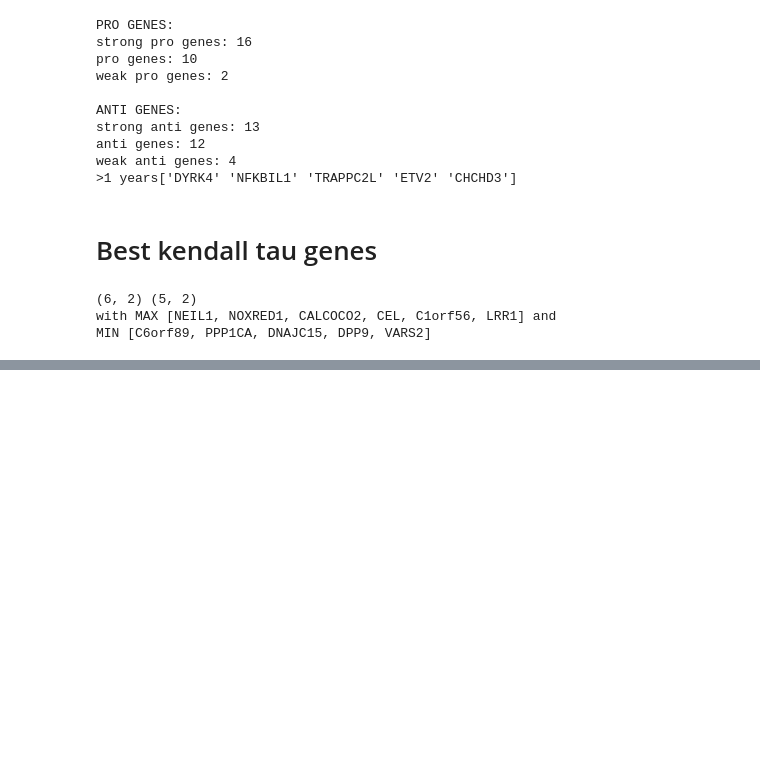
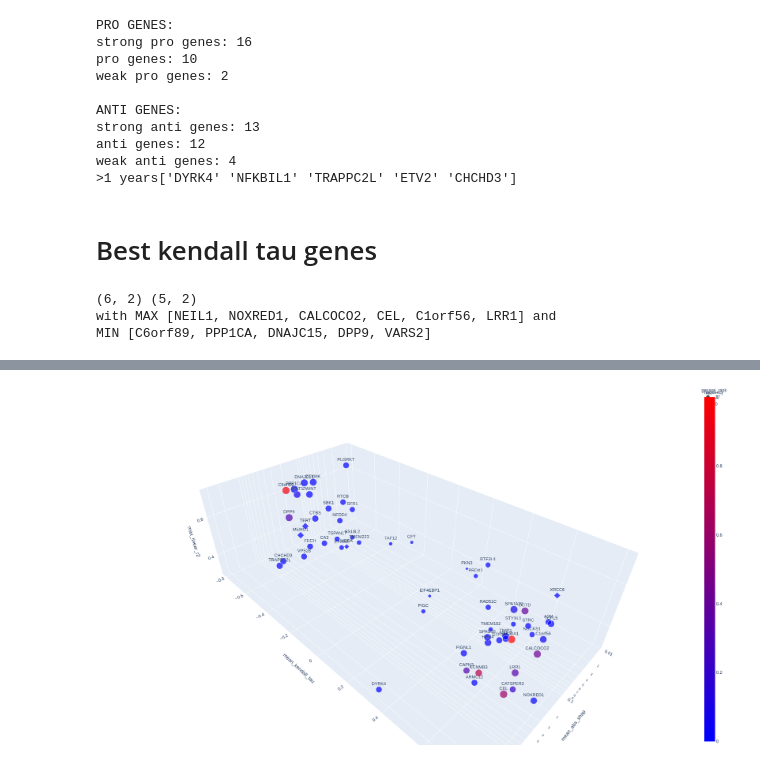
Before and after one commit to antonkulaga/yspecies, a Jupyter notebook: notebooks/results_intersections.ipynb, the cells around one changed output, grey strips where cells are left out. Saved outputs shown, nothing was run; the diff lists cells and outputs as text; code cells hidden in the pictures; blank space fills up the shorter version.

```diff
--- a/notebooks/results_intersections.ipynb
+++ b/notebooks/results_intersections.ipynb
@@ -572,0 +535,6 @@ shap_with_causal_linear_genage
+# %%
+for_plot_3d = shap_ranked[['symbol', 'rank', 'ranks_sum','genage_rank', 'repeats_all', 'mean_abs_shap', 'mean_kendall_tau', 'frequency', 'max_linear_r2']]#[shap_ranked["mean_abs_shap"] > 0]
+r_sum = for_plot_3d.ranks_sum.max()
+for_plot_3d["ranking"] = r_sum - for_plot_3d["ranks_sum"]
+print(for_plot_3d.shape)
+for_plot_3d.head(10)
@@ -572,0 +559,16 @@ shap_with_causal_linear_genage
+# %%
+import plotly.express as px
+fig = px.scatter_3d(for_plot_3d, x="mean_abs_shap", y="mean_kendall_tau", z="max_linear_r2", log_x=True, color_continuous_scale="Bluered",
+              color='frequency', size="ranking",  opacity=0.7, text = "symbol", width=1800, height=1000, symbol="genage_rank")
+
+# tight layout
+#fig.update_layout(margin=dict(l=0, r=0, b=0, t=0))
+fig.update_layout(scene = dict(
+                    #xaxis =  dict(showbackground=False),
+                    #yaxis = dict(showbackground=False),
+                    #zaxis = dict(showbackground=False),
+                 ),
+                   margin=dict(r=0, l=0, b=0, t=0)
+                 )
+# %% [output]
+[figure, added]
```
Also changed, not shown: parts of 13 cells of this notebook, 5 other files.
